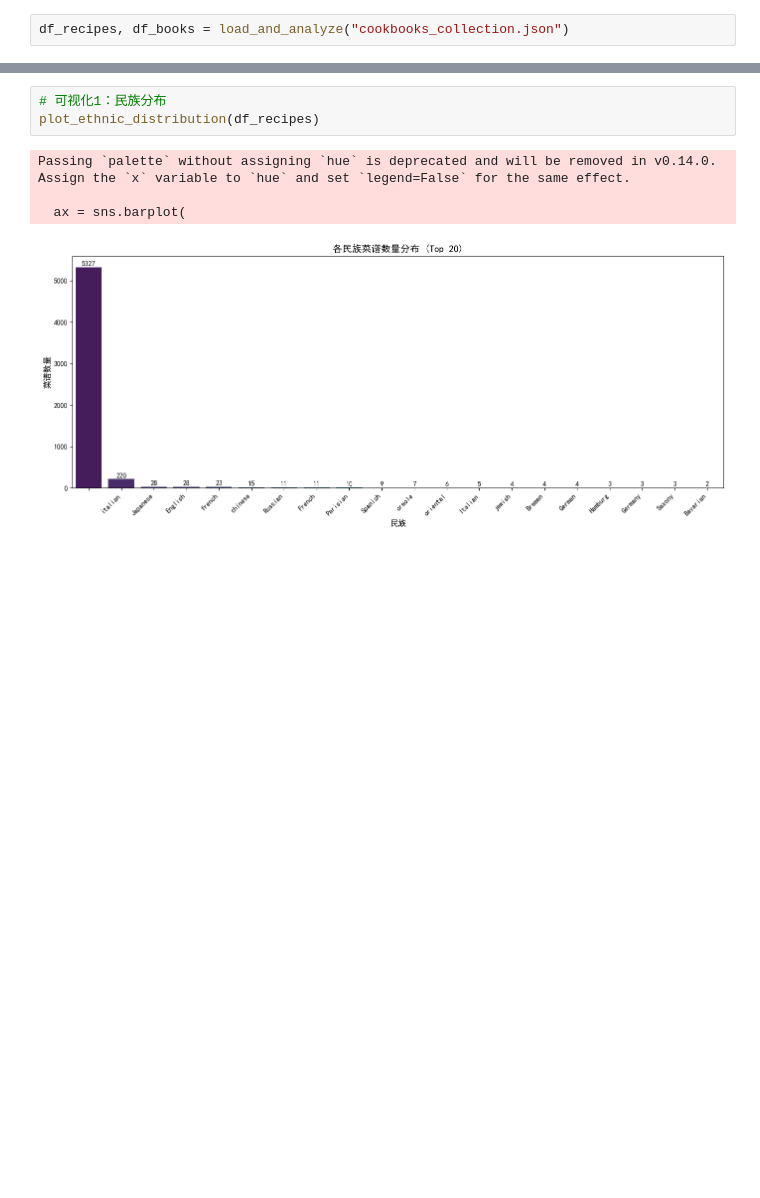
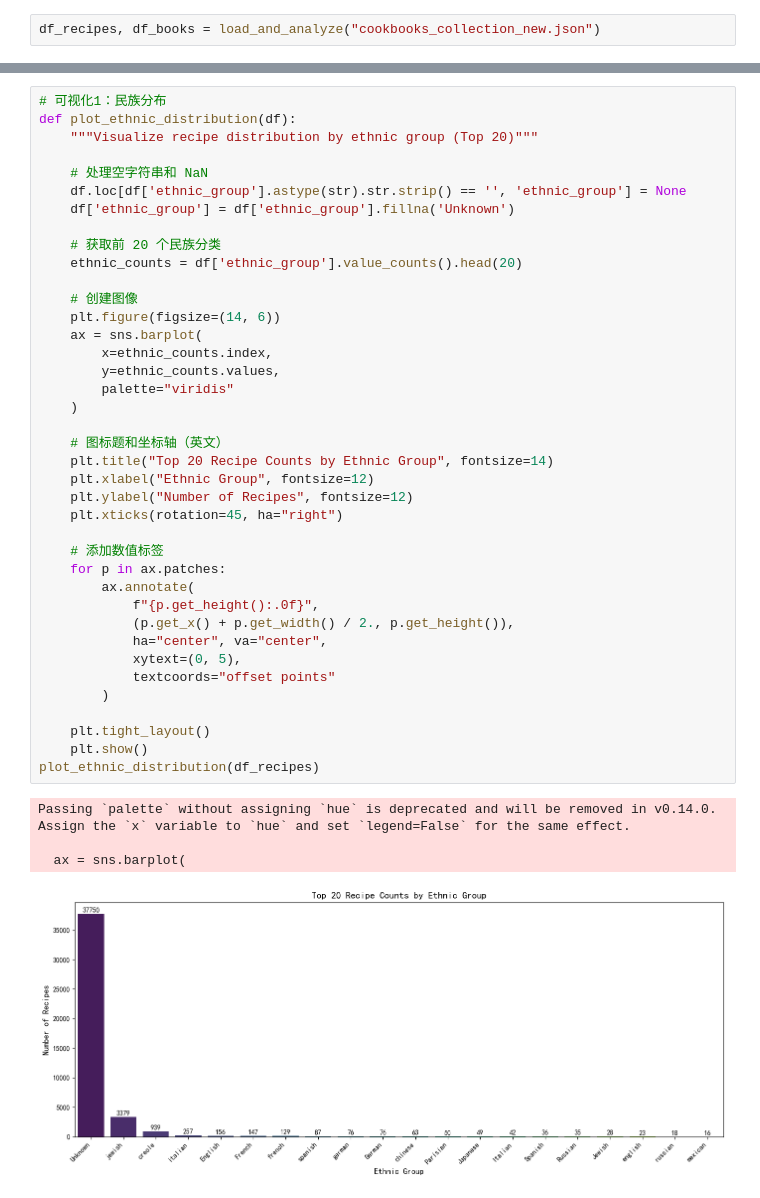
Before and after one commit to YunlongDong01/American-Cuisine-Immigration, a Jupyter notebook: json_visulization_for_all.ipynb, the cells around one changed output, grey strips where cells are left out. Saved outputs shown, nothing was run; the diff lists cells and outputs as text; blank space fills up the shorter version.

```diff
--- a/json_visulization_for_all.ipynb
+++ b/json_visulization_for_all.ipynb
@@ -196,5 +35,5 @@ def plot_ingredient_network(df, min_count=10):
 # %%
-df_recipes, df_books = load_and_analyze("cookbooks_collection.json")
+df_recipes, df_books = load_and_analyze("cookbooks_collection_new.json")
 # %% [output]
 ==================================================
 数据集概览
@@ -207,9 +170,45 @@ df_recipes, df_books = load_and_analyze("cookbooks_collection.json")
 # %%
 # 可视化1：民族分布
+def plot_ethnic_distribution(df):
+    """Visualize recipe distribution by ethnic group (Top 20)"""
+
+    # 处理空字符串和 NaN
+    df.loc[df['ethnic_group'].astype(str).str.strip() == '', 'ethnic_group'] = None
+    df['ethnic_group'] = df['ethnic_group'].fillna('Unknown')
+
+    # 获取前 20 个民族分类
+    ethnic_counts = df['ethnic_group'].value_counts().head(20)
+
+    # 创建图像
+    plt.figure(figsize=(14, 6))
+    ax = sns.barplot(
+        x=ethnic_counts.index,
+        y=ethnic_counts.values,
+        palette="viridis"
+    )
+
+    # 图标题和坐标轴（英文）
+    plt.title("Top 20 Recipe Counts by Ethnic Group", fontsize=14)
+    plt.xlabel("Ethnic Group", fontsize=12)
+    plt.ylabel("Number of Recipes", fontsize=12)
+    plt.xticks(rotation=45, ha="right")
+
+    # 添加数值标签
+    for p in ax.patches:
+        ax.annotate(
+            f"{p.get_height():.0f}",
+            (p.get_x() + p.get_width() / 2., p.get_height()),
+            ha="center", va="center",
+            xytext=(0, 5),
+            textcoords="offset points"
+        )
+
+    plt.tight_layout()
+    plt.show()
 plot_ethnic_distribution(df_recipes)
 # %% [output]
 Passing `palette` without assigning `hue` is deprecated and will be removed in v0.14.0. Assign the `x` variable to `hue` and set `legend=False` for the same effect.
 
   ax = sns.barplot(
-[figure, old version]
+[figure, new version]
 # %%
```
Also changed, not shown: parts of 11 cells of this notebook, 52 other files.
